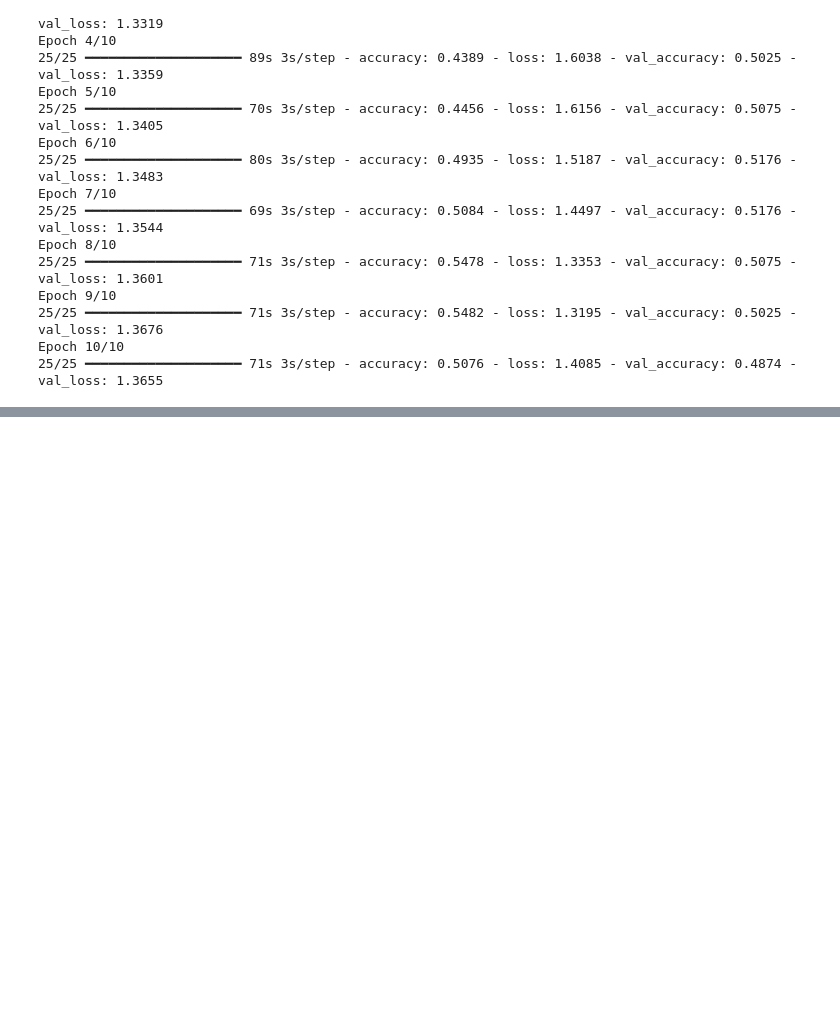
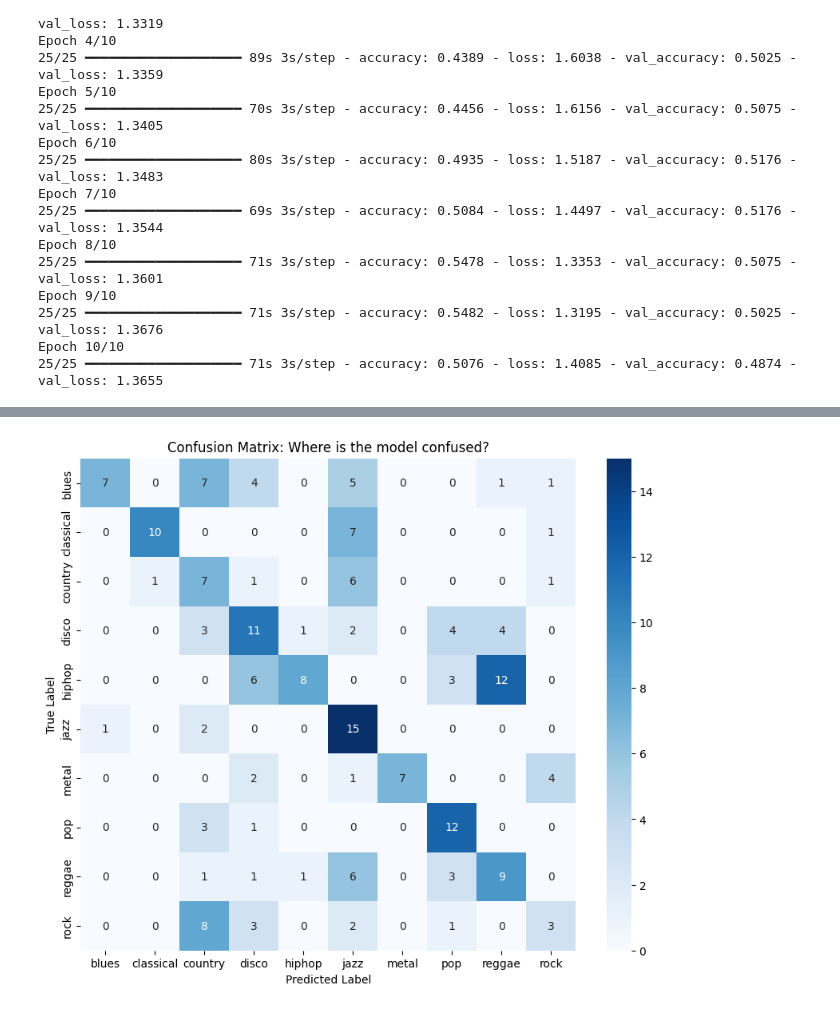
Before and after one commit to Orth33/music-genre-classification, a Jupyter notebook: Music_Genre_Classification.ipynb, the cells around one changed output, grey strips where cells are left out. Cells and saved outputs as stored; diff of their text form; code cells hidden in the pictures; blank space fills up the shorter version.

```diff
--- a/Music_Genre_Classification.ipynb
+++ b/Music_Genre_Classification.ipynb
@@ -406,0 +666,28 @@ history_finetune = model.fit(
+# %%
+import numpy as np
+import seaborn as sns
+from sklearn.metrics import confusion_matrix
+
+# 1. Get Predictions
+y_true = []
+y_pred_probs = []
+
+# Iterate through the validation dataset
+# (We need to unbatch it to get labels and predictions aligned)
+for images, labels in val_ds:
+    y_true.extend(labels.numpy())
+    predictions = model.predict(images)
+    y_pred_probs.extend(predictions)
+
+y_pred = np.argmax(y_pred_probs, axis=1)
+
+# 3. Plot Confusion Matrix
+cm = confusion_matrix(y_true, y_pred)
+plt.figure(figsize=(10, 8))
+sns.heatmap(cm, annot=True, fmt='d', cmap='Blues',
+            xticklabels=class_names, yticklabels=class_names)
+plt.xlabel('Predicted Label')
+plt.ylabel('True Label')
+plt.title('Confusion Matrix: Where is the model confused?')
+plt.show()
+# %% [output]
@@ -406,0 +701 @@ history_finetune = model.fit(
+[figure, added]
```
Also changed, not shown: parts of 21 cells of this notebook.
